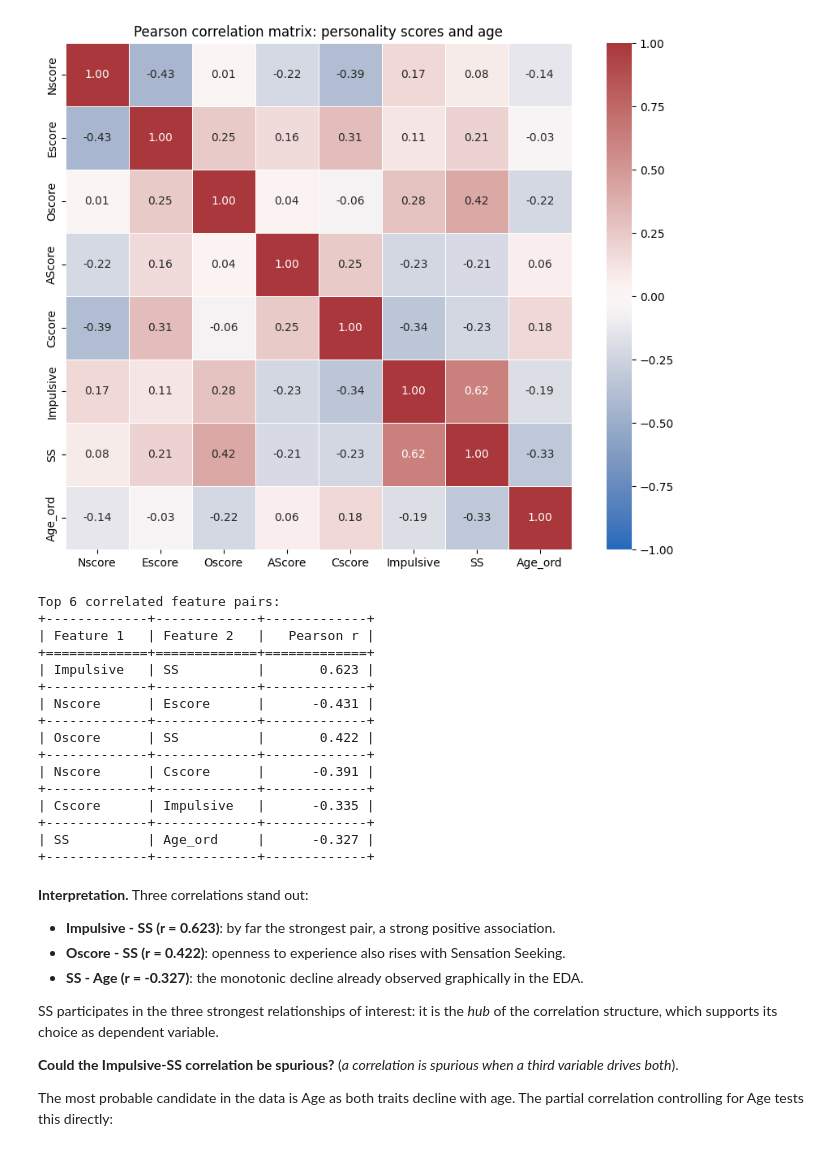
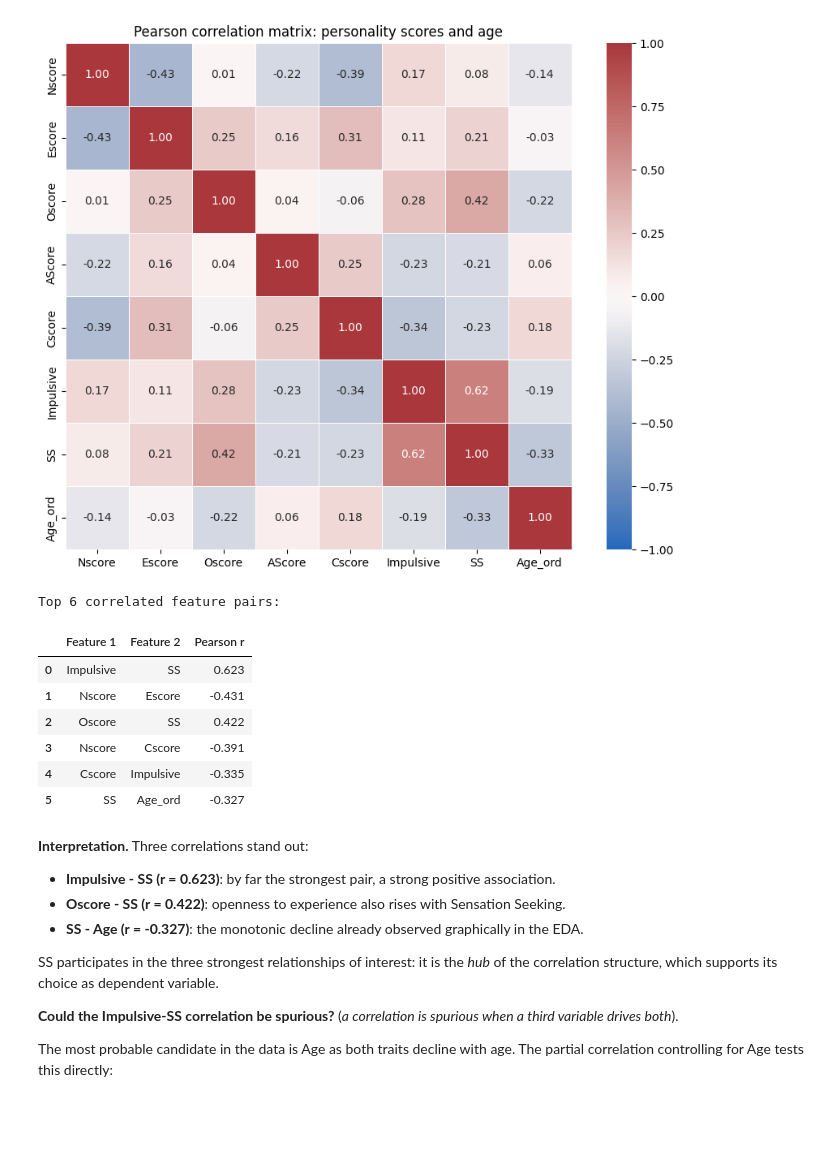
Before and after one commit to maarqui/drug-consumption-analysis, a Jupyter notebook: regression/regression.ipynb, the cells around one changed output. Cells and saved outputs as stored; diff of their text form; code cells hidden in the pictures; blank space fills up the shorter version.

Commit message:
fix: added missing sections & fix tabulate library import bug

```diff
--- a/regression/regression.ipynb
+++ b/regression/regression.ipynb
@@ -82,35 +83,25 @@ plt.tight_layout()
 [figure]
 # %%
 # Strongest correlated pairs, ranked by absolute correlation
-from tabulate import tabulate
-
 pairs = []
 for i in range(len(continuous_features)):
     for j in range(i + 1, len(continuous_features)):
         r = corr_matrix.iloc[i, j]
         pairs.append([continuous_features[i], continuous_features[j], r])
 pairs.sort(key=lambda row: -abs(row[2]))
 
-tab_corr_pairs = [[f1, f2, '%.3f' % r] for f1, f2, r in pairs[:6]]
+corr_pairs_df = pd.DataFrame(pairs[:6], columns=['Feature 1', 'Feature 2', 'Pearson r']).round(3)
 print('Top 6 correlated feature pairs:')
-print(tabulate(tab_corr_pairs, headers=['Feature 1', 'Feature 2', 'Pearson r'], tablefmt='grid'))
+display(corr_pairs_df)
 # %% [output]
 Top 6 correlated feature pairs:
-+-------------+-------------+-------------+
-| Feature 1   | Feature 2   |   Pearson r |
-+=============+=============+=============+
-| Impulsive   | SS          |       0.623 |
-+-------------+-------------+-------------+
-| Nscore      | Escore      |      -0.431 |
-+-------------+-------------+-------------+
-| Oscore      | SS          |       0.422 |
-+-------------+-------------+-------------+
-| Nscore      | Cscore      |      -0.391 |
-+-------------+-------------+-------------+
-| Cscore      | Impulsive   |      -0.335 |
-+-------------+-------------+-------------+
-| SS          | Age_ord     |      -0.327 |
-+-------------+-------------+-------------+
+|  | Feature 1 | Feature 2 | Pearson r |
+| 0 | Impulsive | SS | 0.623 |
+| 1 | Nscore | Escore | -0.431 |
+| 2 | Oscore | SS | 0.422 |
+| 3 | Nscore | Cscore | -0.391 |
+| 4 | Cscore | Impulsive | -0.335 |
+| 5 | SS | Age_ord | -0.327 |
 # %% [markdown]
 **Interpretation.** Three correlations stand out:
 
```
Also changed, not shown: parts of 7 cells of this notebook.
